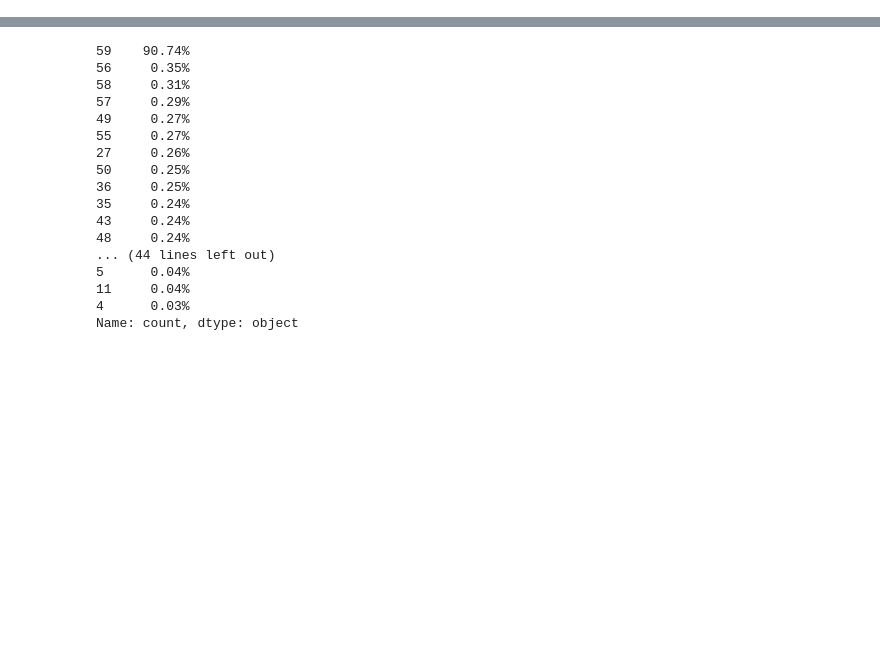
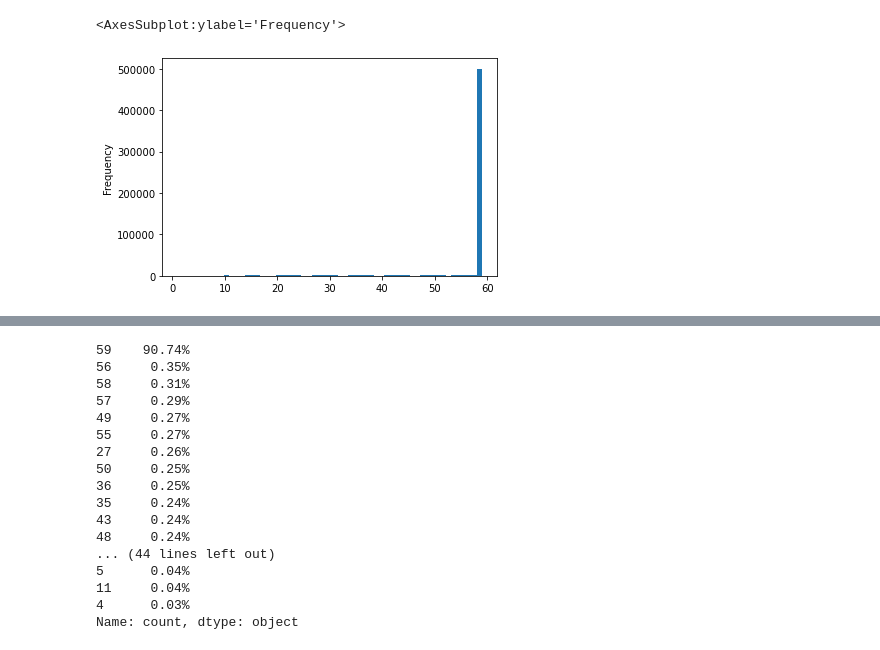
Before and after one commit to eduagarcia/meli-challenge-2021, a Jupyter notebook: data-analysis-2.ipynb, the cells around one changed output, grey strips where cells are left out. Drawn from its saved outputs; the diff is of its cells as text; code cells hidden in the pictures; blank space fills up the shorter version.

```diff
--- a/data-analysis-2.ipynb
+++ b/data-analysis-2.ipynb
@@ -7,6 +9,6 @@ import numpy as np
 # %%
 DATASET_FOLDER = "./dataset"
-train_processed_data = os.path.join(DATASET_FOLDER, 'processed/sku_feature_data.parquet')
+train_processed_data = os.path.join(DATASET_FOLDER, 'train_sku_feature_data.parquet')
 test_data = os.path.join(DATASET_FOLDER, 'test_data.csv')
 # %%
 df_train_v1 = pd.read_parquet(train_processed_data, engine='fastparquet')
@@ -15,6 +42,11 @@ df_train_v1 = df_train_v1.set_index('sku')
 df_test = pd.read_csv(test_data)
 # %%
 df_train_on_test = df_train_v1.loc[df_test['sku']]
+# %%
+df_train_on_test['count'].plot.hist(bins=59)
+# %% [output]
+<AxesSubplot:ylabel='Frequency'>
+[figure, added]
 # %%
 df_train_on_test.describe(include='all').transpose()
 # %% [output]
```
Also changed, not shown: parts of 3 cells of this notebook, 30 other files.
